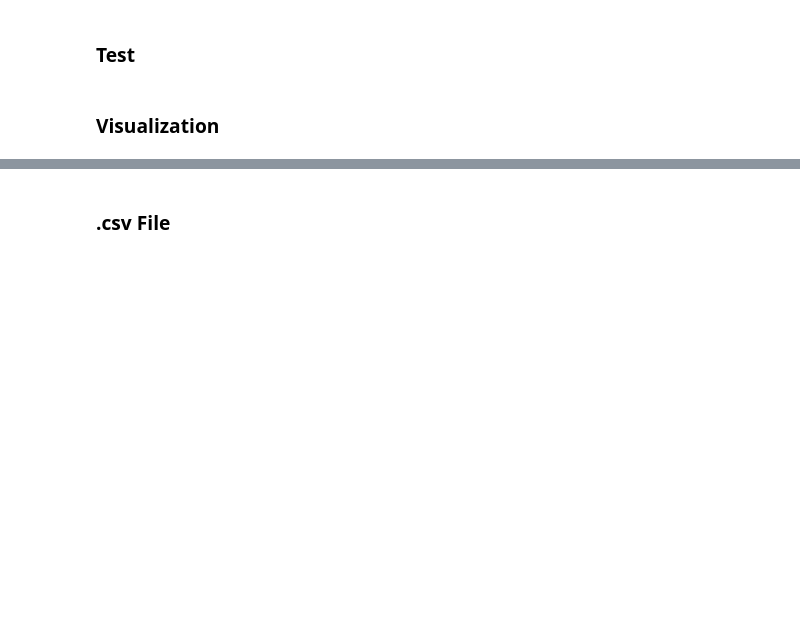
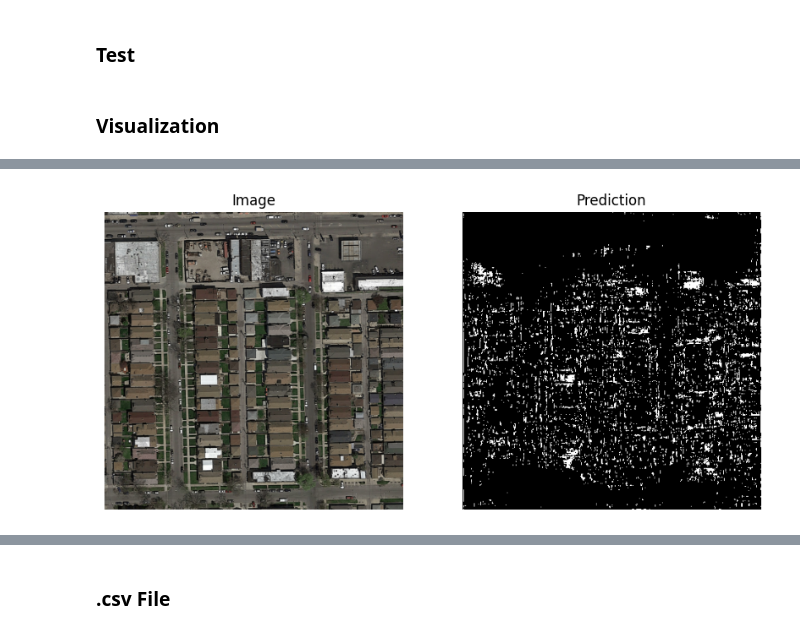
Before and after one commit to TomasVDDC/road-segmentation, a Jupyter notebook: runVic.ipynb, the cells around one changed output, grey strips where cells are left out. Saved outputs shown, nothing was run; the diff lists cells and outputs as text; code cells hidden in the pictures; blank space fills up the shorter version.

```diff
--- a/runVic.ipynb
+++ b/runVic.ipynb
@@ -41,0 +58,8 @@ from utils.data_augmentation import load_img_training, split_keys, store_images,
+# %%
+#Creates the necessary folders for saving results
+model_weights_folder = './submissions/models/'
+os.makedirs(model_weights_folder, exist_ok=True)
+
+SUBMISSION_NAME = "submission_" + "test_run_vic2/"
+submission_folder = './submissions/' + SUBMISSION_NAME
+os.makedirs(submission_folder, exist_ok=True)
@@ -661,3 +614,11 @@ test_model.eval()
+# %%
+MODEL_NAME = "Unet"
+MODEL_PATH = model_weights_folder + f'best_model_tomas_test2{MODEL_NAME}.pth'
+DEVICE ='cuda'
+
+test_model = torch.load(MODEL_PATH)
+
+foreground_threshold = 0.5  # Threshold for determining foreground vs background
 # %% [markdown]
 ### Test
 # %%
@@ -670,49 +631,47 @@ test_loader = DataLoader(test_dataset, batch_size=1, shuffle=False, num_workers=
 # %% [markdown]
 ### Visualization
 # %%
-import matplotlib.pyplot as plt
-import cv2
-import numpy as np
-import torch
-import os
+# Ensure the model is on the correct device and in evaluation mode
+test_model = test_model.to(DEVICE)
+test_model.eval()
+activate_threshold = True
+img_nbr = 3
+i = 0
+# Iterate over all batches in the test_loader
+for batch in test_loader:
+    i += 1
+    with torch.no_grad():
+        # Move input to the device where the model is
+        input_tensors = batch[1].to(DEVICE)
+        logits = test_model(input_tensors)
+        pr_gts = logits.sigmoid()
 
-# Assuming 2 is an instance of DataLoader using the Dataset class without masks
-batch = next(iter(test_loader))
-with torch.no_grad():
-    test_model = test_model.to(DEVICE)
-    test_model.eval()
-    logits = test_model(batch[1].to(DEVICE))  # Ensure you move your inputs to the device where your model is
-    pr_gts = logits.sigmoid()
+        # Since there are no ground truth masks, we only visualize the images and predictions
+        for img_fp, pr_gt in zip(batch[0], pr_gts):  # batch[0] should contain the file paths
+            print(img_fp)
+            img = cv2.imread(img_fp)
+            img = cv2.cvtColor(img, cv2.COLOR_BGR2RGB)
+            img = cv2.resize(img, (416, 416))
 
-for img_fp, pr_gt in zip(batch, pr_gts):
-    img_fp = img_fp[0]
-    print(img_fp)
-    img = cv2.imread(img_fp)
-    img = cv2.cvtColor(img, cv2.COLOR_BGR2RGB)
-    img = cv2.resize(img, (416, 416))
+            # Get the prediction as a numpy array
+            pr_gt_cpu = pr_gt.cpu().numpy().squeeze()
+            if activate_threshold:
+              pr_gt_cpu[pr_gt_cpu >= foreground_threshold] = 1
+              pr_gt_cpu[pr_gt_cpu < foreground_threshold] = 0
+            plt.figure(figsize=(10, 5))
 
-    plt.figure(figsize=(12, 6))
+            plt.subplot(1, 2, 1)
+            plt.imshow(img)  # No need to transpose axes since img is read with cv2 and already in HWC format
+            plt.title("Image")
+            plt.axis("off")
 
-    plt.subplot(1, 3, 1)
-    plt.imshow(img)  # No need to transpose axes since img is read with cv2 and already in HWC format
-    plt.title("Image")
-    plt.axis("off")
-    # Plot a histogram of pixel values
-    plt.subplot(1, 3, 2)
-    plt.hist(pr_gt.cpu().numpy().flatten(), bins=50, color='blue', alpha=0.7, label='Pixel Values')
-    plt.title('Histogram of Pixel Values')
-    plt.xlabel('Pixel Values')
-    plt.ylabel('Frequency')
-    # Convert the GPU tensor to CPU and then to a NumPy array before displaying
-    plt.subplot(1, 3, 3)
-    pr_gt_cpu = pr_gt.cpu().numpy().squeeze()  # Move to CPU and convert to NumPy
-    pr_gt_cpu[pr_gt_cpu >= 0.6] = 1
-    pr_gt_cpu[pr_gt_cpu < 0.6] = 0
-    plt.imshow(pr_gt_cpu, cmap='gray')  # Show the prediction
-    plt.title("Prediction")
-    plt.axis("off")
+            plt.subplot(1, 2, 2)
+            plt.imshow(pr_gt_cpu, cmap='gray')  # Show the prediction
+            plt.title("Prediction")
+            plt.axis("off")
 
-
-    plt.show()
+            plt.show()
+    if i == img_nbr:
+      break
 # %% [output]
 ./data/test_set_images/test_1/test_1.png
@@ -718,0 +679 @@ for img_fp, pr_gt in zip(batch, pr_gts):
+[figure, added]
```
Also changed, not shown: parts of 26 cells of this notebook.
